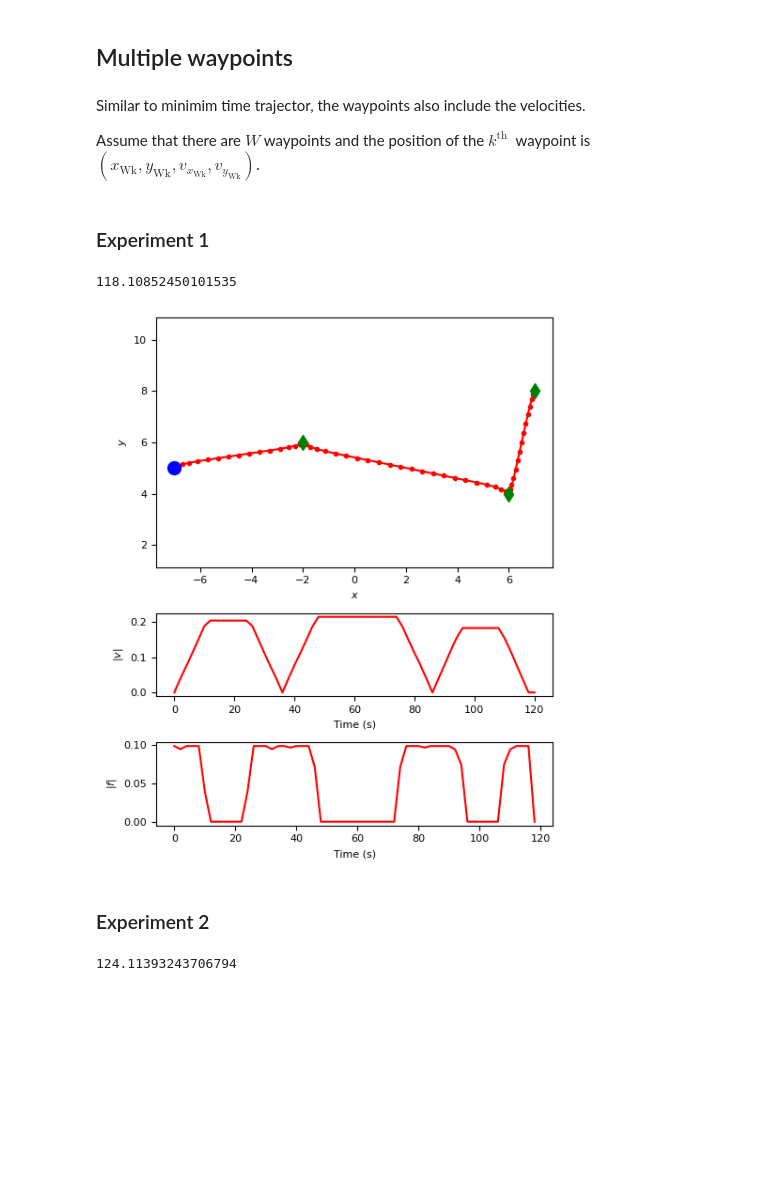
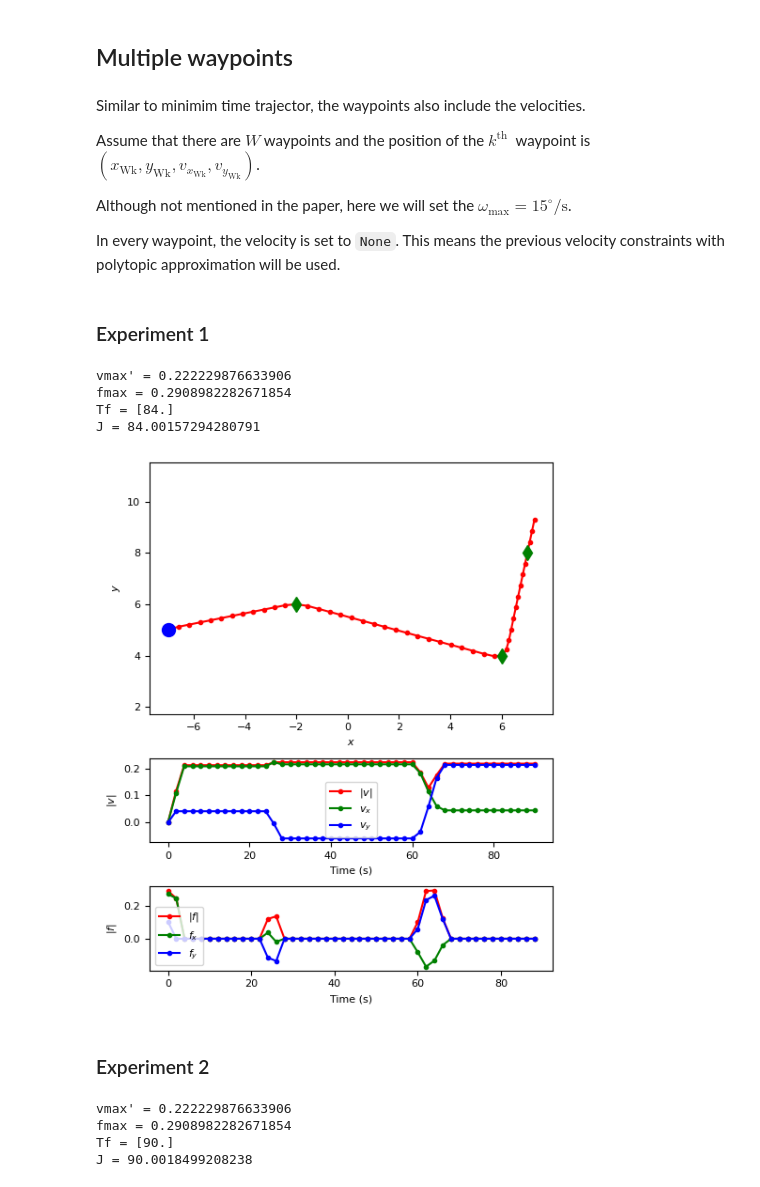
Before and after one commit to auralius/richards-how, a Jupyter notebook: richards-single-vehicle.ipynb, the cells around one changed output. Saved outputs shown, nothing was run; the diff lists cells and outputs as text; code cells hidden in the pictures; blank space fills up the shorter version.

````diff
--- a/richards-single-vehicle.ipynb
+++ b/richards-single-vehicle.ipynb
@@ -453,6 +440,10 @@ plot_turn_rate(T=time_span, S=s, F=f, m=5.0)
 Similar to minimim time trajector, the waypoints also include the velocities.
 
 Assume that there are $W$ waypoints and the position of the $k^{\text {th }}$ waypoint is $\left(x_{\mathrm{W}\mathrm{k}}, y_{\mathrm{W}\mathrm{k}}, v_{x_{\mathrm{W}\mathrm{k}}}, v_{y_{\mathrm{W}\mathrm{k}}}\right)$.
+
+Although not mentioned in the paper, here we will set the $\omega_{\text{max}}=15 ^{\circ}/\text{s}$.
+
+In every waypoint, the velocity is set to ```None```. This means the previous velocity constraints with polytopic approximation will be used.
 # %% [markdown]
 ### Experiment 1
 # %%
@@ -461,24 +452,27 @@ Assume that there are $W$ waypoints and the position of the $k^{\text {th }}$ wa
 s0 = np.array([-7., 0., 5., 0.])
 
 # Prediction horizon
-tf = 120.0
+tf = 90.0
 N = np.int32(tf/dt)
 
 # Format: [x, y, vx, vy]
-sf = np.array([[-2, 0, 6, 0,],
-            [6, 0, 4, 0],
-            [7, 0, 8, 0]], dtype=np.float32)
+sf = np.array([[-2, None, 6, None],
+               [ 6, None, 4, None],
+               [ 7, None, 8, None]], dtype=np.float32)
 
-s, f, Tf = plan(N=N, s0=s0, sf=sf, wmax=np.deg2rad(5.0), solver="MOSEK")
+s, f, Tf = plan2(N=N, s0=s0, sf=sf, wmax=np.deg2rad(15.0), mass=5., dt=2., solver="SCIP")
 # %% [output]
-118.10852450101535
+vmax' = 0.222229876633906
+fmax = 0.2908982282671854
+Tf = [84.]
+J = 84.00157294280791
 # %%
 %matplotlib inline
 
 time_span = np.linspace(0, tf, N+1)
-plot(T=time_span, F=f, S=s, s0=s0, sf=sf, style='.-r')
+plot(T=time_span, F=f, S=s, s0=s0, sf=sf)
 # %% [output]
-[figure, old version]
+[figure, new version]
 # %% [markdown]
 ### Experiment 2
 # %%
@@ -487,18 +481,21 @@ plot(T=time_span, F=f, S=s, s0=s0, sf=sf, style='.-r')
 s0 = np.array([-7., 0., 5., 0.])
 
 # Prediction horizon
-tf = 130.0
+tf = 90.0
 N = np.int32(tf/dt)
 
-sf = np.array([[-2, 0, 6, 0,],
-            [6, 0, 4, 0],
-            [7, 0, 8, 0]], dtype=np.float32)
+sf = np.array([[-2, None, 6, None,],
+            [6, None, 4, None],
+            [7, None, 8, None]], dtype=np.float32)
 
 C = create_env2()
 
-s, f, Tf = plan(C=C, N=N, s0=s0, sf=sf, wmax=np.deg2rad(5.0), solver="MOSEK")
+s, f, Tf = plan2(C=C, N=N, s0=s0, sf=sf, wmax=np.deg2rad(15.0), mass=5., dt=2., solver="SCIP")
 # %% [output]
-124.11393243706794
+vmax' = 0.222229876633906
+fmax = 0.2908982282671854
+Tf = [90.]
+J = 90.0018499208238
 # %%
 %matplotlib inline
 
````
Also changed, not shown: parts of 15 cells of this notebook.
